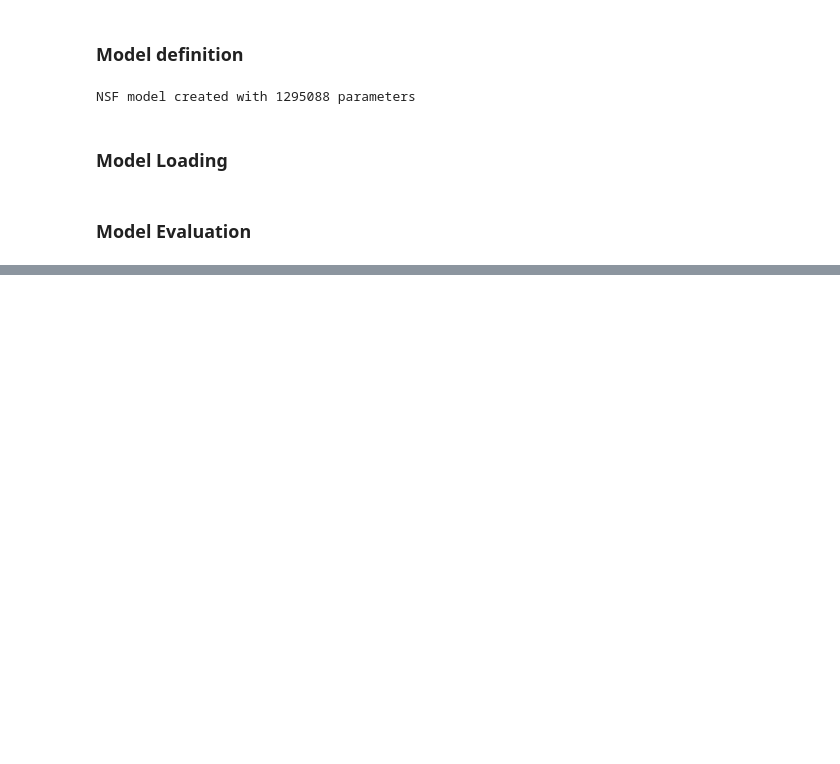
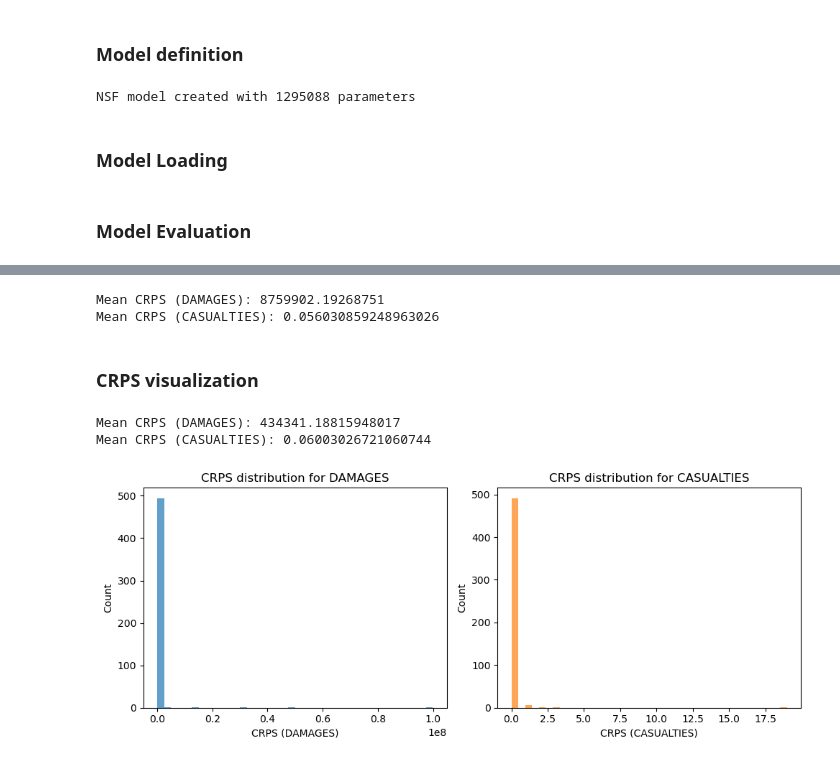
Before and after one commit to mattialodi0/progA3I, a Jupyter notebook: results_by_group/NNNEW_result_analysis.ipynb, the cells around one changed output, grey strips where cells are left out. Drawn from its saved outputs; the diff is of its cells as text; code cells hidden in the pictures; blank space fills up the shorter version.

```diff
--- a/results_by_group/NNNEW_result_analysis.ipynb
+++ b/results_by_group/NNNEW_result_analysis.ipynb
@@ -304,0 +372,68 @@ run_inference_and_plot(flow, test_loader, y_scaler, TARGET_COLS)
+# %%
+mean_crps_damages, mean_crps_casualties = crps_on_dataset(flow, X_test, Y_test, n_samples=2000, max_points=1000)
+print("Mean CRPS (DAMAGES):", mean_crps_damages)
+print("Mean CRPS (CASUALTIES):", mean_crps_casualties)
+# %% [output]
+Mean CRPS (DAMAGES): 8759902.19268751
+Mean CRPS (CASUALTIES): 0.056030859248963026
+# %% [markdown]
+### CRPS visualization
+# %%
+# Compute per-point CRPS on a subset of the test set
+
+flow.eval()
+
+max_points = 500  # reduce if this is too slow
+n_samples = 1000
+
+n_points = min(X_test.shape[0], max_points)
+
+crps_damages_list = []
+crps_casualties_list = []
+true_damages = []
+true_casualties = []
+
+for i in range(n_points):
+    x_i = X_test[i].unsqueeze(0).to(device)
+
+    # bring true target back to original scale
+    y_i = Y_test[i].cpu().numpy().reshape(1, -1)
+    y_i = y_scaler.inverse_transform(y_i)
+    y_i = np.expm1(y_i)[0]
+
+    cd, cc = crps_for_point(flow, x_i, y_i, n_samples=n_samples)
+    crps_damages_list.append(cd)
+    crps_casualties_list.append(cc)
+    true_damages.append(y_i[0])
+    true_casualties.append(y_i[1])
+
+crps_damages_arr = np.array(crps_damages_list)
+crps_casualties_arr = np.array(crps_casualties_list)
+true_damages = np.array(true_damages)
+true_casualties = np.array(true_casualties)
+
+print("Mean CRPS (DAMAGES):", np.nanmean(crps_damages_arr))
+print("Mean CRPS (CASUALTIES):", np.nanmean(crps_casualties_arr))
+# %% [output]
+Mean CRPS (DAMAGES): 434341.18815948017
+Mean CRPS (CASUALTIES): 0.06003026721060744
+# %%
+# Histogram of CRPS values
+
+plt.figure(figsize=(10, 4))
+plt.subplot(1, 2, 1)
+plt.hist(crps_damages_arr[~np.isnan(crps_damages_arr)], bins=40, color='tab:blue', alpha=0.7)
+plt.xlabel('CRPS (DAMAGES)')
+plt.ylabel('Count')
+plt.title('CRPS distribution for DAMAGES')
+
+plt.subplot(1, 2, 2)
+plt.hist(crps_casualties_arr[~np.isnan(crps_casualties_arr)], bins=40, color='tab:orange', alpha=0.7)
+plt.xlabel('CRPS (CASUALTIES)')
+plt.ylabel('Count')
+plt.title('CRPS distribution for CASUALTIES')
+
+plt.tight_layout()
+plt.show()
+# %% [output]
+[figure, added]
```
Also changed, not shown: parts of 3 cells of this notebook, 8 other files.
